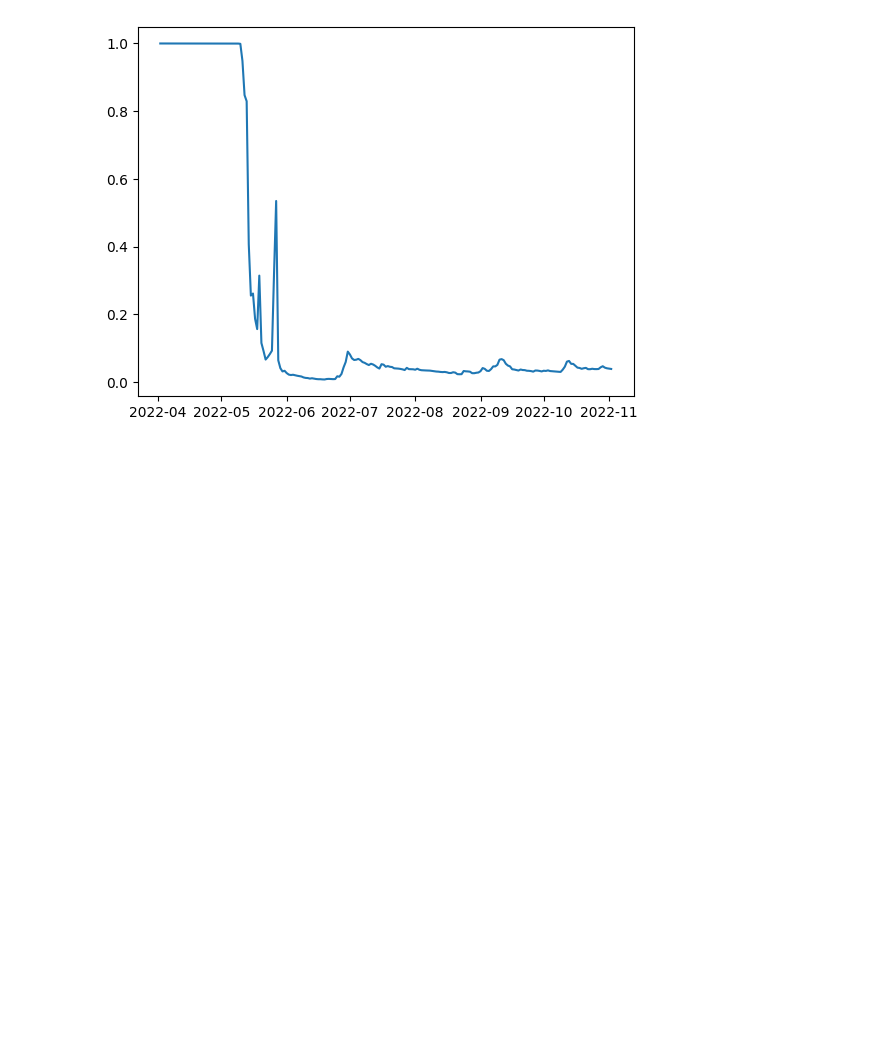
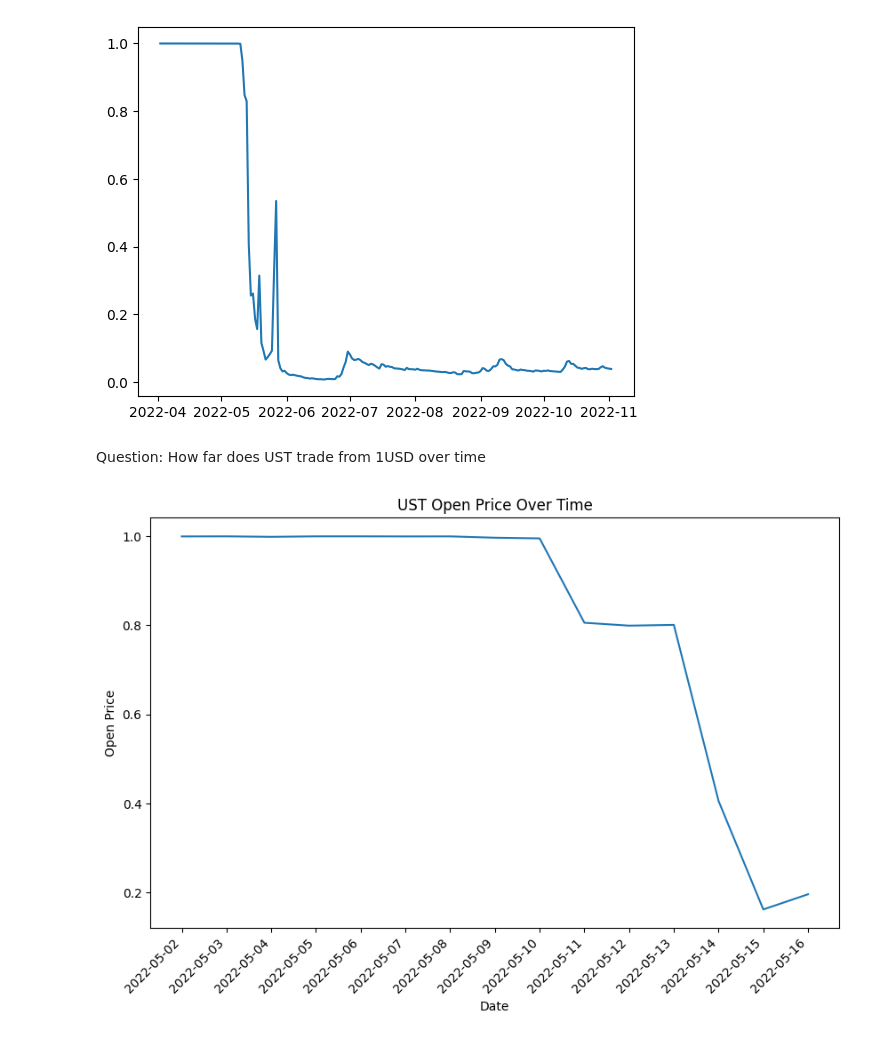
Before and after one commit to ChowchowWorks/DataBusters, a Jupyter notebook: src/crypto_prices.ipynb, the cells around one changed output. Cells and saved outputs as stored; diff of their text form; code cells hidden in the pictures; blank space fills up the shorter version.

```diff
--- a/src/crypto_prices.ipynb
+++ b/src/crypto_prices.ipynb
@@ -216,3 +218,16 @@ plt.plot(ustc.datetime, ustc.high)
 plt.show()
 # %% [output]
 [figure]
+# %% [markdown]
+Question: How far does UST trade from 1USD over time
+# %%
+plt.figure(figsize=(10, 6))
+plt.plot(ustc['datetime'][30:45], ustc['open'][30:45])
+plt.xticks(ustc['datetime'][30:45], rotation = 45, ha = 'right')
+plt.xlabel("Date")
+plt.ylabel("Open Price")
+plt.title("UST Open Price Over Time")
+
+plt.show()
+# %% [output]
+[figure, added]
```
Also changed, not shown: parts of 7 cells of this notebook, 1 other file.
